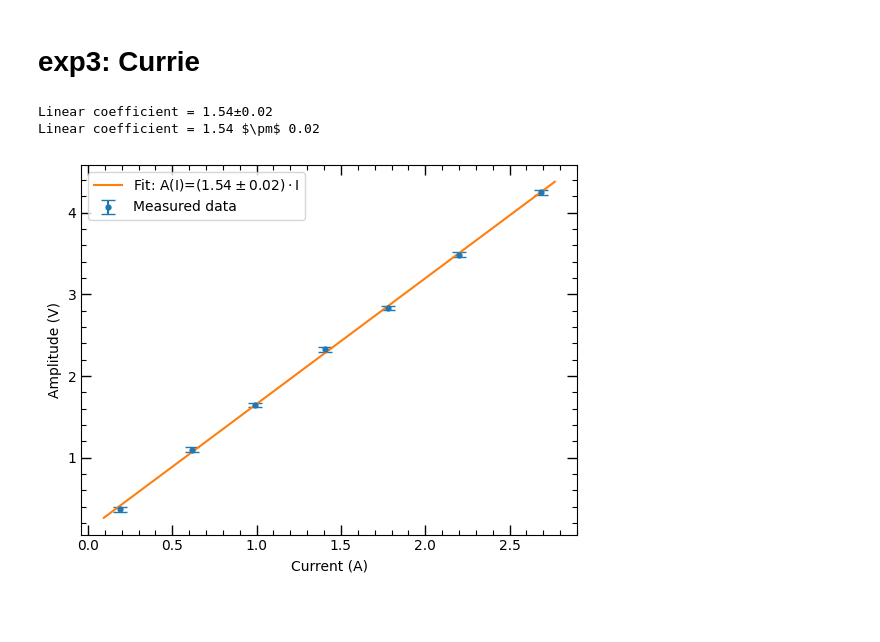
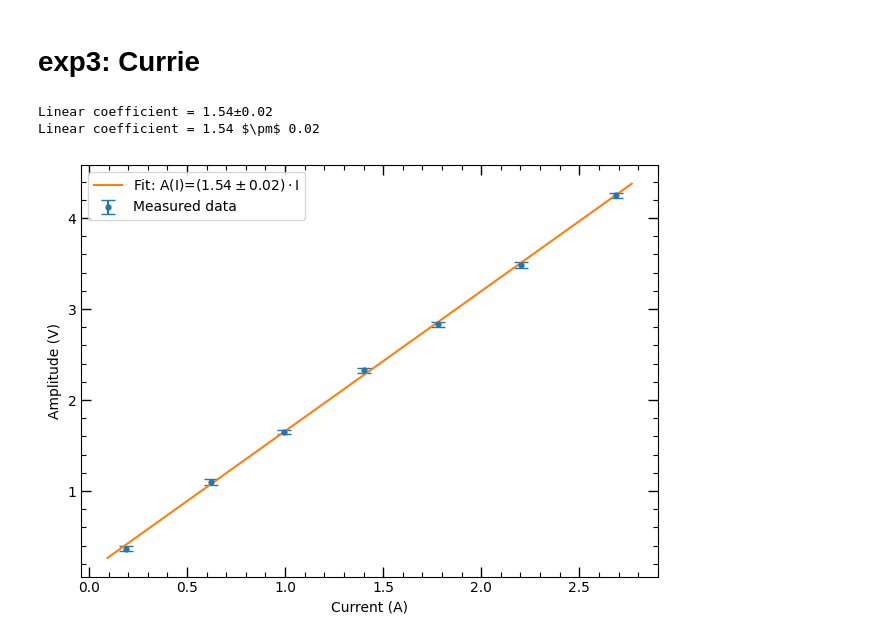
Before and after one commit to naki23/PL4-NMR, a Jupyter notebook: NMRmain.ipynb, the cells around one changed output. Saved outputs shown, nothing was run; the diff lists cells and outputs as text; code cells hidden in the pictures; blank space fills up the shorter version.

```diff
--- a/NMRmain.ipynb
+++ b/NMRmain.ipynb
@@ -317,31 +330,32 @@ for current in sorted(df3['current (A) +/-0.001'].unique()):
 I_array = np.array(I_list)
 A_array = np.array(A_list)
 A_err_array = np.array(A_err_list)
 
 plt.errorbar(I_array, A_array, yerr=A_err_array, fmt='o',
                 capsize=5, markersize=3.5,
                 label='Measured data')
 plt.xlabel('Current (A)')
 plt.ylabel('Amplitude (V)')
 
 def linear(x, m, b):
     return m * x + b
 
 popt, pcov = curve_fit(linear, I_array, A_array,
                        sigma=A_err_array)
 lin_coeff = unc.correlated_values(popt, pcov)[0]
 print(f"Linear coefficient = {lin_coeff:.1uP}")
 print(f"Linear coefficient = {lin_coeff:.1uL}".replace(r'\pm', r"$\pm$"))
 
 I_test = np.linspace(np.min(I_array)*0.5, np.max(I_array)*1.03, 500)
 plt.plot(I_test, linear(I_test, *popt), label=r'Fit: A(I)=$(' + f"{lin_coeff:.1uL}" + r')\cdot$I')
 
 plt.legend(loc="upper left")
 plt.tick_params(axis='both', which='both', direction='in', top=True, right=True)
 plt.minorticks_on()
+plt.tight_layout()
 plt.savefig('exp3_currie_fit.png', dpi=my_dpi)
 plt.show()
 # %% [output]
 Linear coefficient = 1.54±0.02
 Linear coefficient = 1.54 $\pm$ 0.02
-[figure, old version]
+[figure, new version]
```
Also changed, not shown: parts of 2 cells of this notebook, 4 other files.
